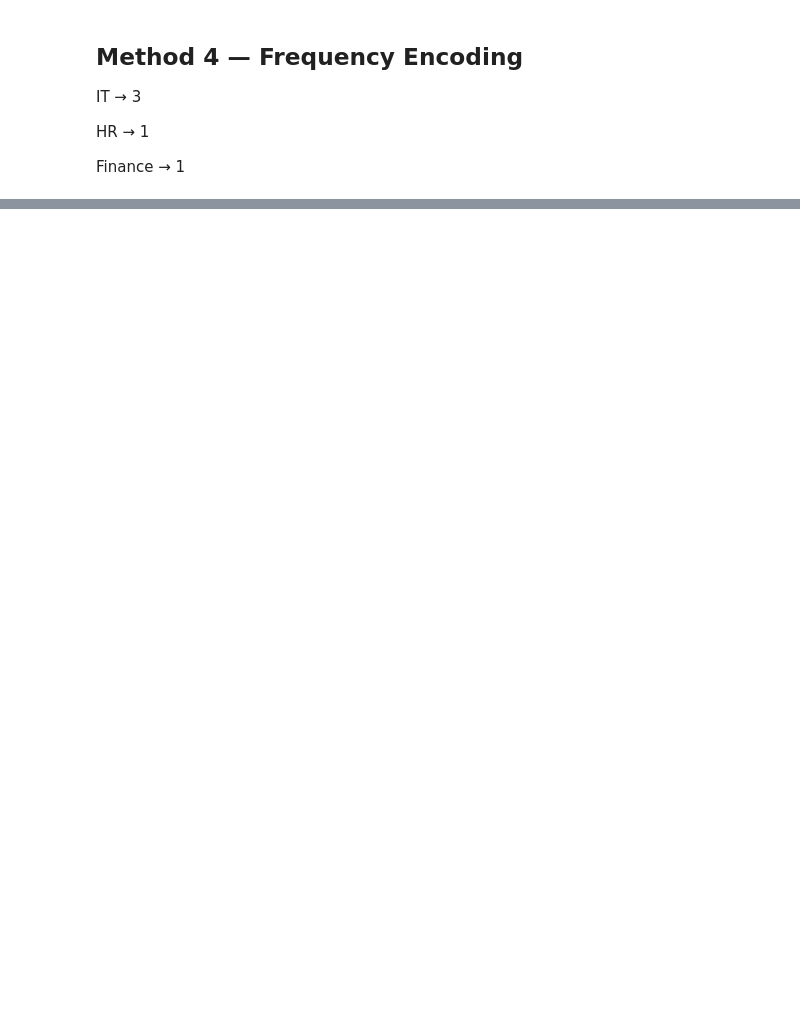
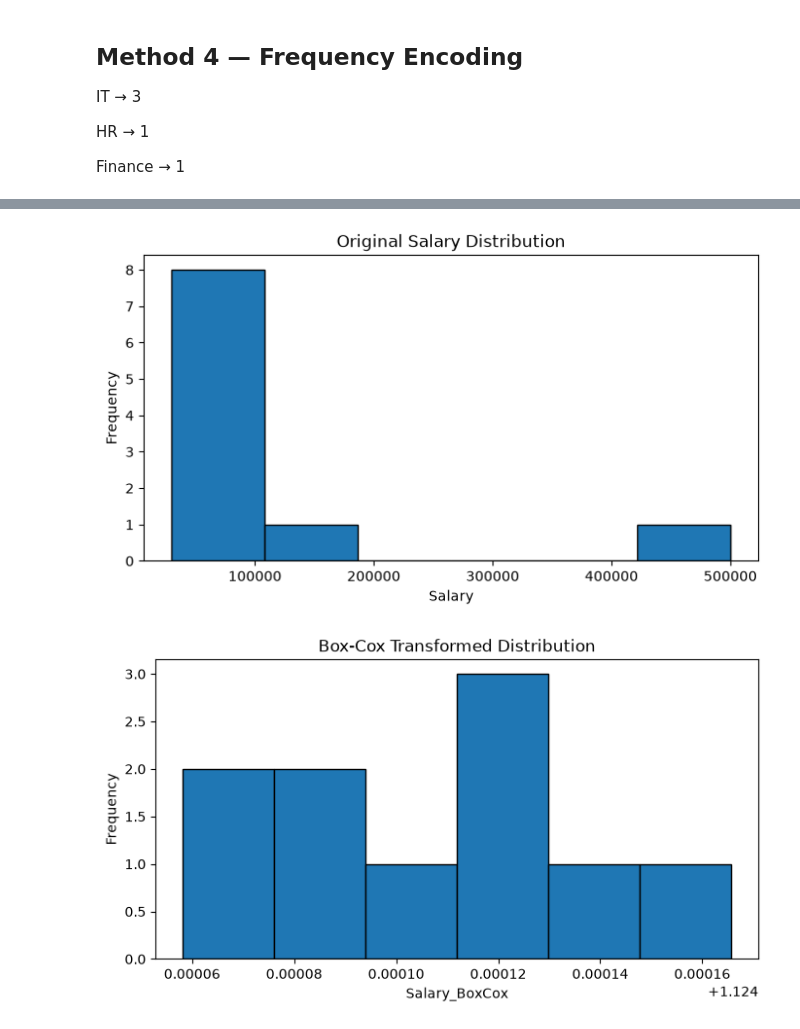
Before and after one commit to abid-rasel/MLOB_My_FILE, a Jupyter notebook: Session/Day 9/FE&DP_for_ML.ipynb, the cells around one changed output, grey strips where cells are left out. Drawn from its saved outputs; the diff is of its cells as text; code cells hidden in the pictures; blank space fills up the shorter version.

```diff
--- a/Session/Day 9/FE&DP_for_ML.ipynb
+++ b/Session/Day 9/FE&DP_for_ML.ipynb
@@ -1106,0 +2498,78 @@ Finance → 1
+# %%
+"""Method 3 — Box-Cox Transformation ⭐⭐⭐⭐⭐
+
+One of the most powerful transformations.
+
+Requirement
+
+All values must be
+
+Strictly positive
+
+No zero.
+
+No negative values
+What is lam?
+
+lam (lambda) is the transformation parameter that Box-Cox chooses automatically.
+
+Why Use Box-Cox?
+
+Instead of guessing
+
+Log?
+
+Square Root?
+
+Cube Root?
+
+Box-Cox tries many possibilities and selects the one that best normalizes the data."""
+from scipy.stats import boxcox
+
+import pandas as pd
+from scipy.stats import boxcox
+import matplotlib.pyplot as plt
+
+# Create DataFrame
+df = pd.DataFrame({
+    "Salary": [
+        30000,
+        35000,
+        40000,
+        45000,
+        50000,
+        60000,
+        70000,
+        80000,
+        120000,
+        500000
+    ]
+})
+
+print("Original DataFrame")
+print(df)
+
+# Apply Box-Cox Transformation
+df["Salary_BoxCox"], lam = boxcox(df["Salary"])
+
+print("\nTransformed DataFrame")
+print(df)
+
+print("\nOptimal Lambda:", lam)
+
+# Plot Original Distribution
+plt.figure(figsize=(8,4))
+plt.hist(df["Salary"], bins=6, edgecolor="black")
+plt.title("Original Salary Distribution")
+plt.xlabel("Salary")
+plt.ylabel("Frequency")
+plt.show()
+
+# Plot Box-Cox Distribution
+plt.figure(figsize=(8,4))
+plt.hist(df["Salary_BoxCox"], bins=6, edgecolor="black")
+plt.title("Box-Cox Transformed Distribution")
+plt.xlabel("Salary_BoxCox")
+plt.ylabel("Frequency")
+plt.show()
+# %% [output]
@@ -1106,0 +2593,2 @@ Finance → 1
+[figure, added]
+[figure, added]
```
Also changed, not shown: parts of 118 cells of this notebook, 3 other files.
